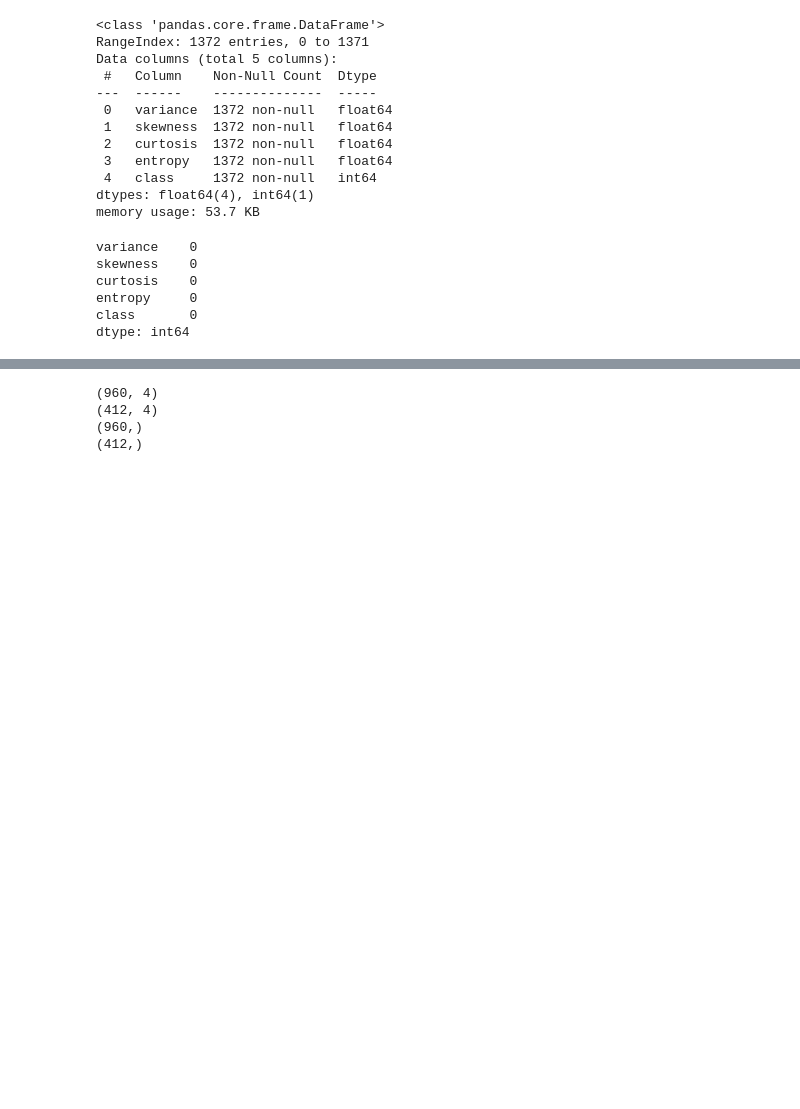
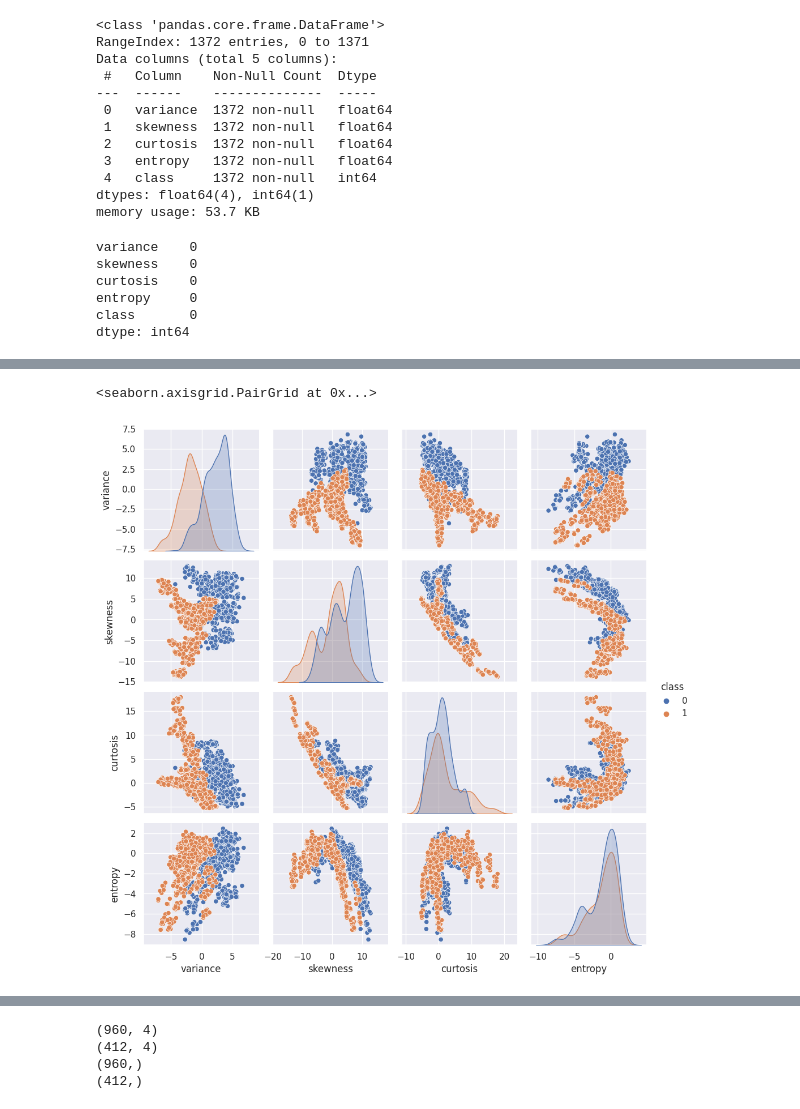
Before and after one commit to Sohail1173/BankNote_Authentication, a Jupyter notebook: BankNote_Authentication.ipynb, the cells around one changed output, grey strips where cells are left out. Cells and saved outputs as stored; diff of their text form; code cells hidden in the pictures; blank space fills up the shorter version.

```diff
--- a/BankNote_Authentication.ipynb
+++ b/BankNote_Authentication.ipynb
@@ -60,0 +68,6 @@ dtype: int64
+# %%
+sns.set()
+sns.pairplot(df,hue="class")
+# %% [output]
+<seaborn.axisgrid.PairGrid at 0x...>
+[figure, added]
```
Also changed, not shown: parts of 17 cells of this notebook.
